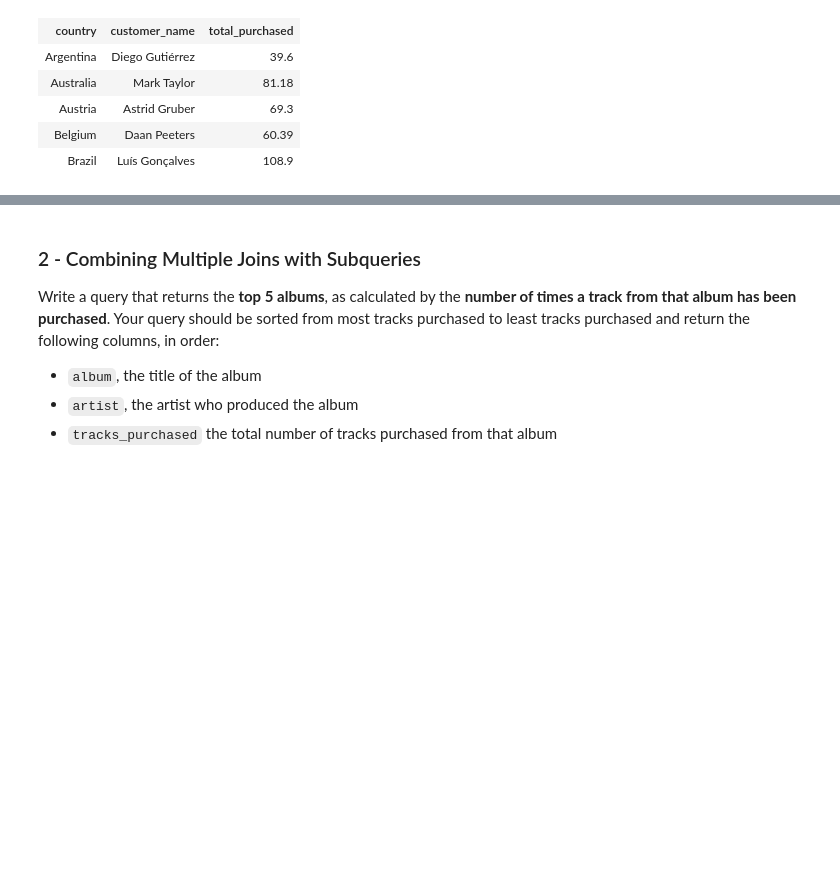
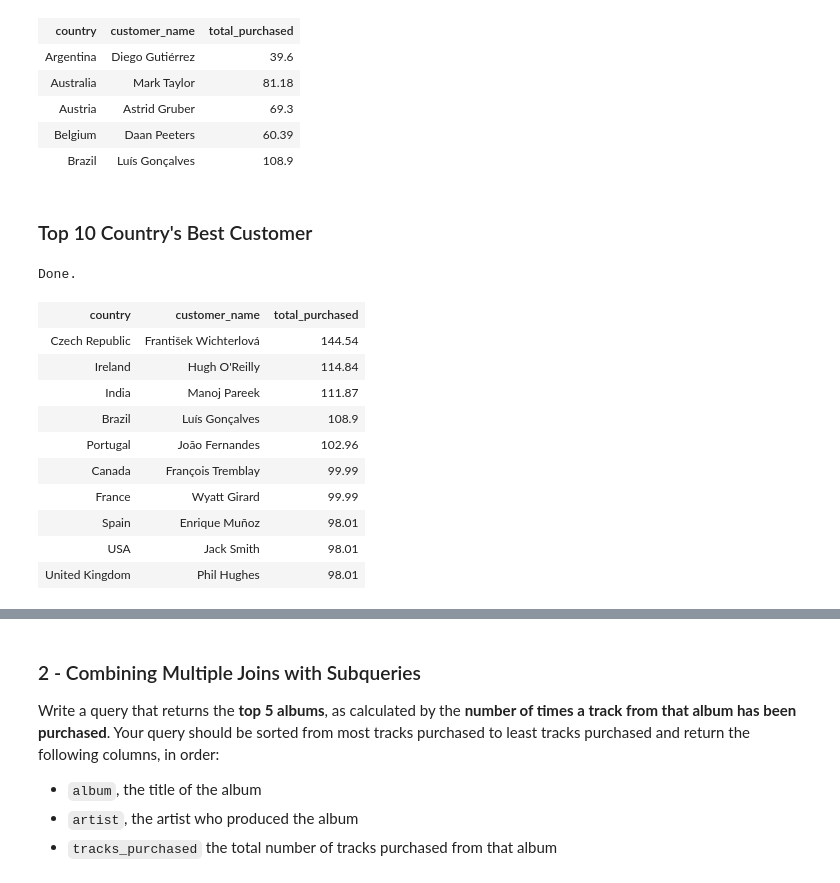
Before and after one commit to CyprianFusi/Using-our-SQL-skills-to-answer-business-questions, a Jupyter notebook: Answering Business Questions Using SQL.ipynb, the cells around one changed output, grey strips where cells are left out. Saved outputs shown, nothing was run; the diff lists cells and outputs as text; code cells hidden in the pictures; blank space fills up the shorter version.

```diff
--- a/Answering Business Questions Using SQL.ipynb
+++ b/Answering Business Questions Using SQL.ipynb
@@ -73,3 +78,40 @@ Done.
 | Austria | Astrid Gruber | 69.3 |
 | Belgium | Daan Peeters | 60.39 |
 | Brazil | Luís Gonçalves | 108.9 |
+# %% [markdown]
+### Top 10 Country's Best Customer
+# %%
+%%sql
+WITH
+    all_customers AS (SELECT * FROM customer),
+
+    purchases AS (SELECT
+                 SUM(il.quantity * il.unit_price) total_purchases,
+                 c.customer_id
+                 FROM invoice_line il
+                 INNER JOIN invoice i ON il.invoice_id = i.invoice_id
+                 INNER JOIN customer c ON c.customer_id = i.customer_id
+                 GROUP BY i.customer_id)
+
+SELECT
+    all_cus.country country,
+    all_cus.first_name || ' ' || all_cus.last_name AS customer_name,
+    ROUND(MAX(p.total_purchases), 2) total_purchased
+    FROM all_customers all_cus
+    INNER JOIN purchases p ON p.customer_id = all_cus.customer_id
+    GROUP BY country
+    ORDER BY total_purchased DESC
+    LIMIT 10;
+# %% [output]
+Done.
+| country | customer_name | total_purchased |
+| Czech Republic | František Wichterlová | 144.54 |
+| Ireland | Hugh O'Reilly | 114.84 |
+| India | Manoj Pareek | 111.87 |
+| Brazil | Luís Gonçalves | 108.9 |
+| Portugal | João Fernandes | 102.96 |
+| Canada | François Tremblay | 99.99 |
+| France | Wyatt Girard | 99.99 |
+| Spain | Enrique Muñoz | 98.01 |
+| USA | Jack Smith | 98.01 |
+| United Kingdom | Phil Hughes | 98.01 |
```
Also changed, not shown: parts of 5 cells of this notebook.
